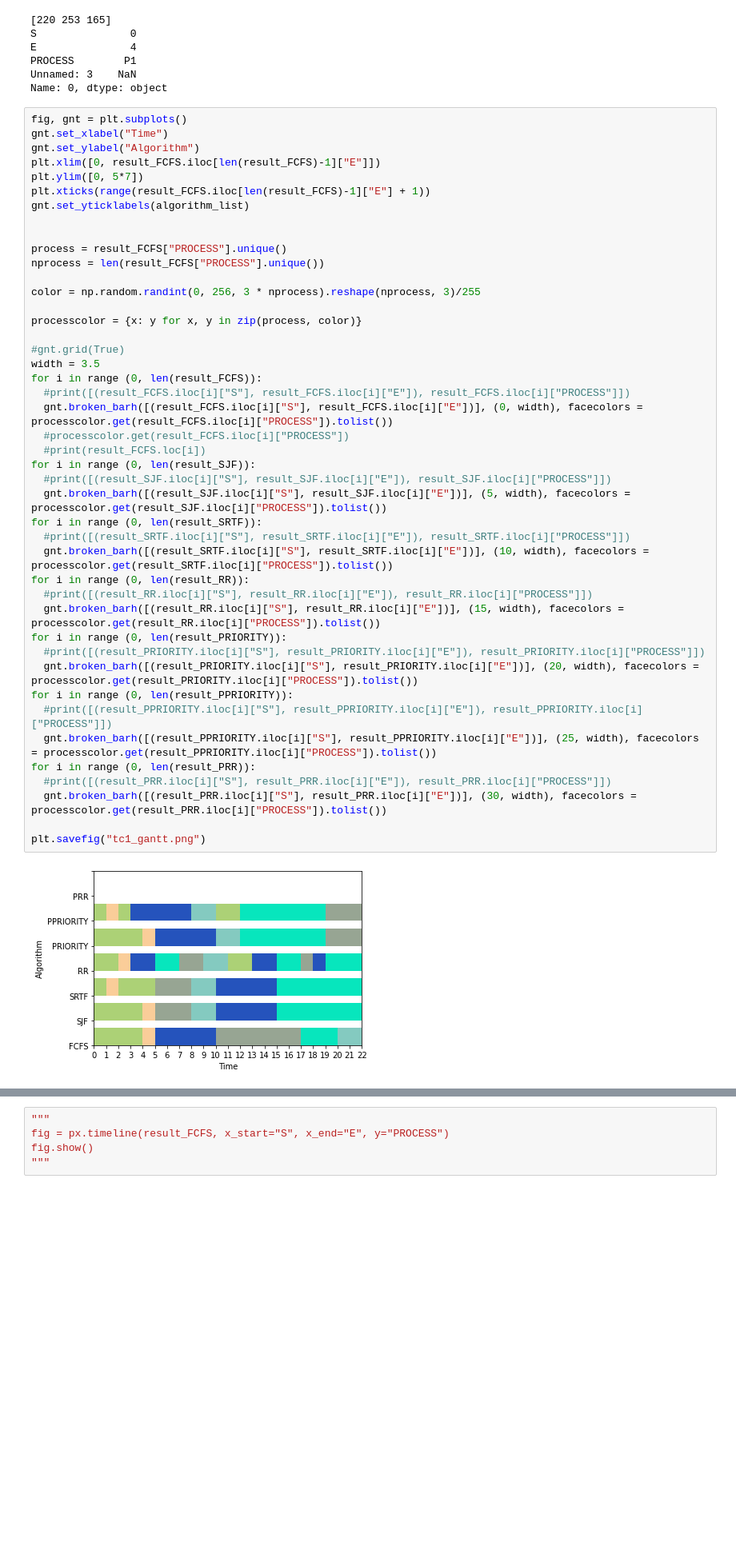
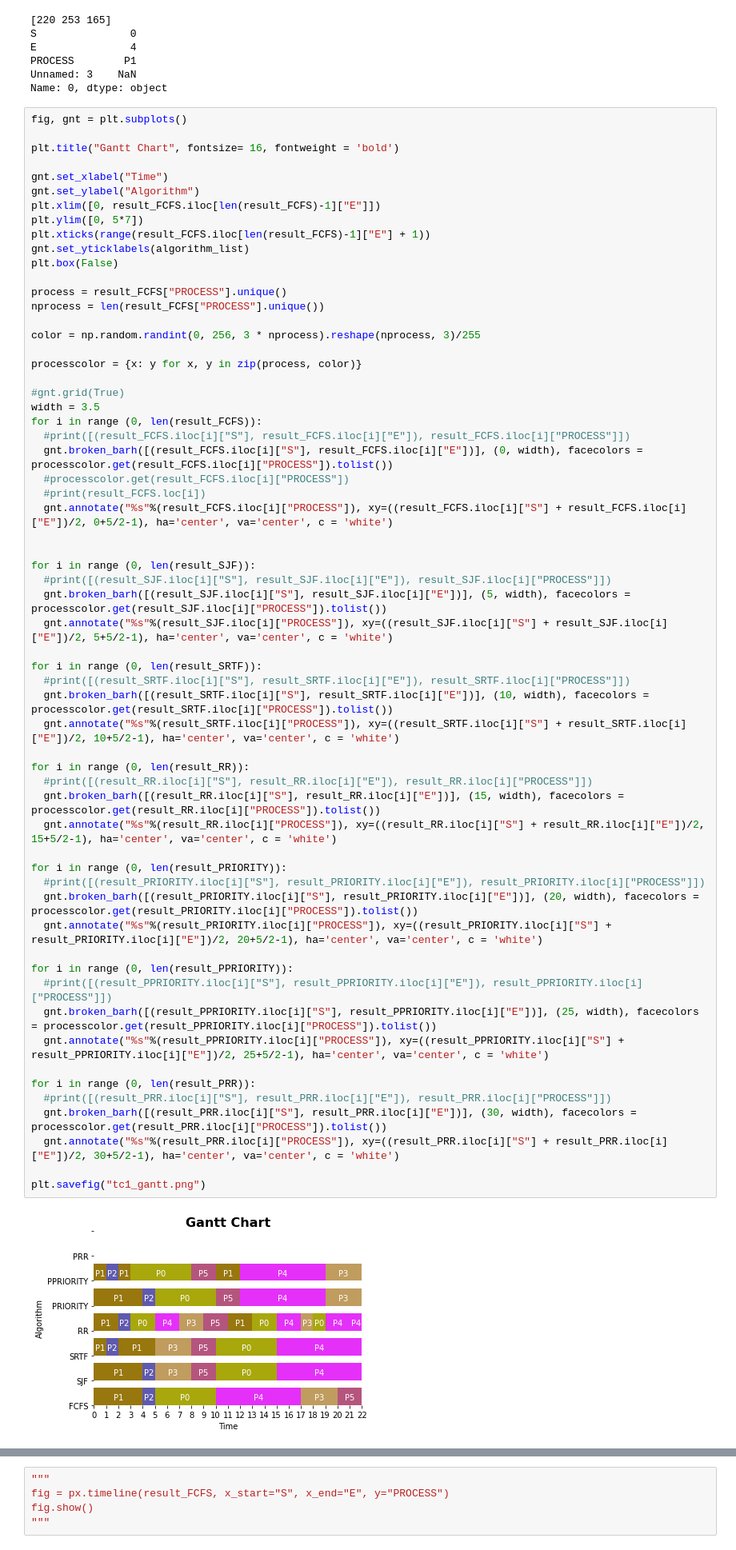
Before and after one commit to ghpk98/OS-Term-Project, a Jupyter notebook: Visualization.ipynb, the cells around one changed output, grey strips where cells are left out. Shown: that part at 80% size. Saved outputs shown, nothing was run; the diff lists cells and outputs as text; blank space fills up the shorter version.

```diff
--- a/Visualization.ipynb
+++ b/Visualization.ipynb
@@ -91,13 +163,16 @@ Unnamed: 3    NaN
 Name: 0, dtype: object
 # %%
 fig, gnt = plt.subplots()
+
+plt.title("Gantt Chart", fontsize= 16, fontweight = 'bold')
+
 gnt.set_xlabel("Time")
 gnt.set_ylabel("Algorithm")
 plt.xlim([0, result_FCFS.iloc[len(result_FCFS)-1]["E"]])
 plt.ylim([0, 5*7])
 plt.xticks(range(result_FCFS.iloc[len(result_FCFS)-1]["E"] + 1))
 gnt.set_yticklabels(algorithm_list)
-
+plt.box(False)
 
 process = result_FCFS["PROCESS"].unique()
 nprocess = len(result_FCFS["PROCESS"].unique())
@@ -107,34 +182,48 @@ color = np.random.randint(0, 256, 3 * nprocess).reshape(nprocess, 3)/255
 processcolor = {x: y for x, y in zip(process, color)}
 
 #gnt.grid(True)
 width = 3.5
 for i in range (0, len(result_FCFS)):
   #print([(result_FCFS.iloc[i]["S"], result_FCFS.iloc[i]["E"]), result_FCFS.iloc[i]["PROCESS"]])
   gnt.broken_barh([(result_FCFS.iloc[i]["S"], result_FCFS.iloc[i]["E"])], (0, width), facecolors = processcolor.get(result_FCFS.iloc[i]["PROCESS"]).tolist())
   #processcolor.get(result_FCFS.iloc[i]["PROCESS"])
   #print(result_FCFS.loc[i])
+  gnt.annotate("%s"%(result_FCFS.iloc[i]["PROCESS"]), xy=((result_FCFS.iloc[i]["S"] + result_FCFS.iloc[i]["E"])/2, 0+5/2-1), ha='center', va='center', c = 'white')
+
+
 for i in range (0, len(result_SJF)):
   #print([(result_SJF.iloc[i]["S"], result_SJF.iloc[i]["E"]), result_SJF.iloc[i]["PROCESS"]])
   gnt.broken_barh([(result_SJF.iloc[i]["S"], result_SJF.iloc[i]["E"])], (5, width), facecolors = processcolor.get(result_SJF.iloc[i]["PROCESS"]).tolist())
+  gnt.annotate("%s"%(result_SJF.iloc[i]["PROCESS"]), xy=((result_SJF.iloc[i]["S"] + result_SJF.iloc[i]["E"])/2, 5+5/2-1), ha='center', va='center', c = 'white')
+
 for i in range (0, len(result_SRTF)):
   #print([(result_SRTF.iloc[i]["S"], result_SRTF.iloc[i]["E"]), result_SRTF.iloc[i]["PROCESS"]])
   gnt.broken_barh([(result_SRTF.iloc[i]["S"], result_SRTF.iloc[i]["E"])], (10, width), facecolors = processcolor.get(result_SRTF.iloc[i]["PROCESS"]).tolist())
+  gnt.annotate("%s"%(result_SRTF.iloc[i]["PROCESS"]), xy=((result_SRTF.iloc[i]["S"] + result_SRTF.iloc[i]["E"])/2, 10+5/2-1), ha='center', va='center', c = 'white')
+
 for i in range (0, len(result_RR)):
   #print([(result_RR.iloc[i]["S"], result_RR.iloc[i]["E"]), result_RR.iloc[i]["PROCESS"]])
   gnt.broken_barh([(result_RR.iloc[i]["S"], result_RR.iloc[i]["E"])], (15, width), facecolors = processcolor.get(result_RR.iloc[i]["PROCESS"]).tolist())
+  gnt.annotate("%s"%(result_RR.iloc[i]["PROCESS"]), xy=((result_RR.iloc[i]["S"] + result_RR.iloc[i]["E"])/2, 15+5/2-1), ha='center', va='center', c = 'white')
+
 for i in range (0, len(result_PRIORITY)):
   #print([(result_PRIORITY.iloc[i]["S"], result_PRIORITY.iloc[i]["E"]), result_PRIORITY.iloc[i]["PROCESS"]])
   gnt.broken_barh([(result_PRIORITY.iloc[i]["S"], result_PRIORITY.iloc[i]["E"])], (20, width), facecolors = processcolor.get(result_PRIORITY.iloc[i]["PROCESS"]).tolist())
+  gnt.annotate("%s"%(result_PRIORITY.iloc[i]["PROCESS"]), xy=((result_PRIORITY.iloc[i]["S"] + result_PRIORITY.iloc[i]["E"])/2, 20+5/2-1), ha='center', va='center', c = 'white')
+
 for i in range (0, len(result_PPRIORITY)):
   #print([(result_PPRIORITY.iloc[i]["S"], result_PPRIORITY.iloc[i]["E"]), result_PPRIORITY.iloc[i]["PROCESS"]])
   gnt.broken_barh([(result_PPRIORITY.iloc[i]["S"], result_PPRIORITY.iloc[i]["E"])], (25, width), facecolors = processcolor.get(result_PPRIORITY.iloc[i]["PROCESS"]).tolist())
+  gnt.annotate("%s"%(result_PPRIORITY.iloc[i]["PROCESS"]), xy=((result_PPRIORITY.iloc[i]["S"] + result_PPRIORITY.iloc[i]["E"])/2, 25+5/2-1), ha='center', va='center', c = 'white')
+
 for i in range (0, len(result_PRR)):
   #print([(result_PRR.iloc[i]["S"], result_PRR.iloc[i]["E"]), result_PRR.iloc[i]["PROCESS"]])
   gnt.broken_barh([(result_PRR.iloc[i]["S"], result_PRR.iloc[i]["E"])], (30, width), facecolors = processcolor.get(result_PRR.iloc[i]["PROCESS"]).tolist())
+  gnt.annotate("%s"%(result_PRR.iloc[i]["PROCESS"]), xy=((result_PRR.iloc[i]["S"] + result_PRR.iloc[i]["E"])/2, 30+5/2-1), ha='center', va='center', c = 'white')
 
 plt.savefig("tc1_gantt.png")
 # %% [output]
-[figure, old version]
+[figure, new version]
 # %%
 fig, gnt = plt.subplots()
 gnt.set_xlabel("Time")
```
Also changed, not shown: parts of 9 cells of this notebook.
